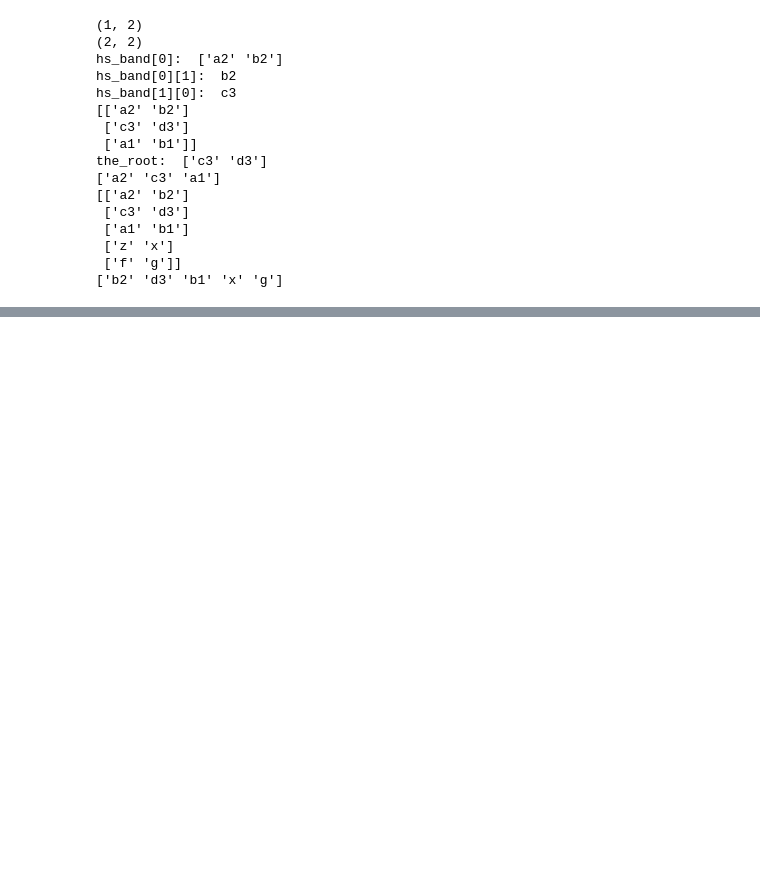
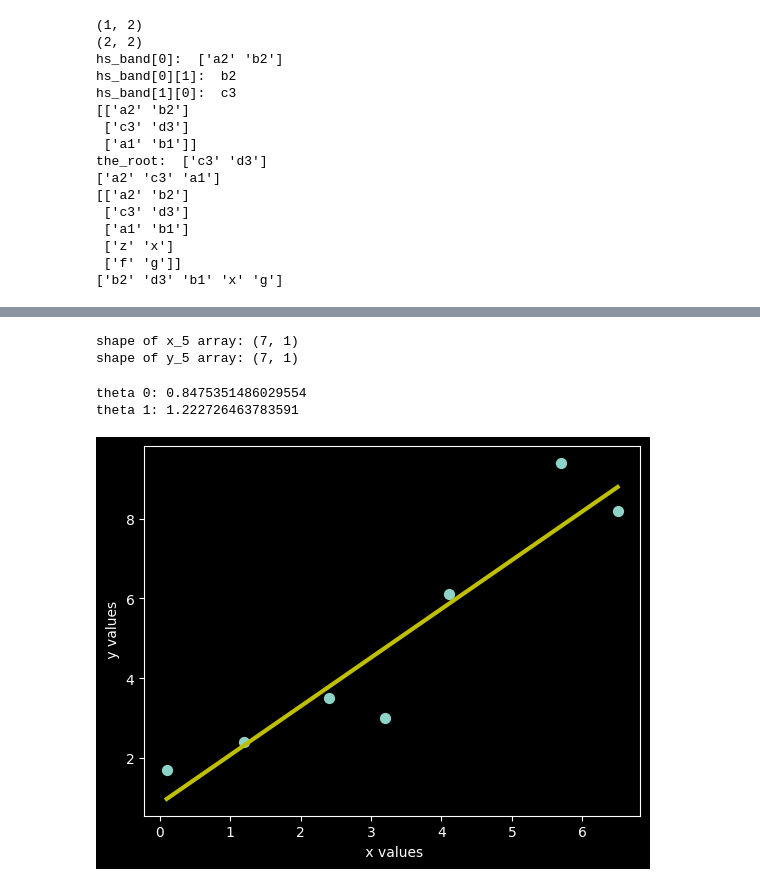
Before and after one commit to khushalpapnai/GEN-AI, a Jupyter notebook: DS - ML - AI - gen/Algorithm/gradientDescent.ipynb, the cells around one changed output, grey strips where cells are left out. Cells and saved outputs as stored; diff of their text form; code cells hidden in the pictures; blank space fills up the shorter version.

```diff
--- a/DS - ML - AI - gen/Algorithm/gradientDescent.ipynb
+++ b/DS - ML - AI - gen/Algorithm/gradientDescent.ipynb
@@ -760,0 +772,31 @@ the_root:  ['c3' 'd3']
+# %%
+# Make Sample data
+x_5 = np.array([[0.1,1.2,2.4,3.2,4.1,5.7,6.5]]).transpose()
+y_5 = np.array([1.7,2.4,3.5,3.0,6.1,9.4,8.2]).reshape(7,1)
+
+print("shape of x_5 array:", x_5.shape)
+print("shape of y_5 array:", y_5.shape)
+# %% [output]
+shape of x_5 array: (7, 1)
+shape of y_5 array: (7, 1)
+# %%
+# Quick linear regression
+
+# Create and fit the model
+model = LinearRegression()
+model.fit(x_5, y_5)
+
+# Access fitted parameters
+print("theta 0:", model.intercept_[0])
+print("theta 1:", model.coef_[0][0])
+# %% [output]
+theta 0: 0.8475351486029554
+theta 1: 1.222726463783591
+# %%
+pyl.scatter(x_5,y_5,s=50)
+pyl.plot(x_5,model.predict(x_5),color="y",linewidth=3)
+pyl.xlabel(" x values")
+pyl.ylabel(" y values")
+pyl.show()
+# %% [output]
+[figure, added]
```
Also changed, not shown: parts of 12 cells of this notebook.
